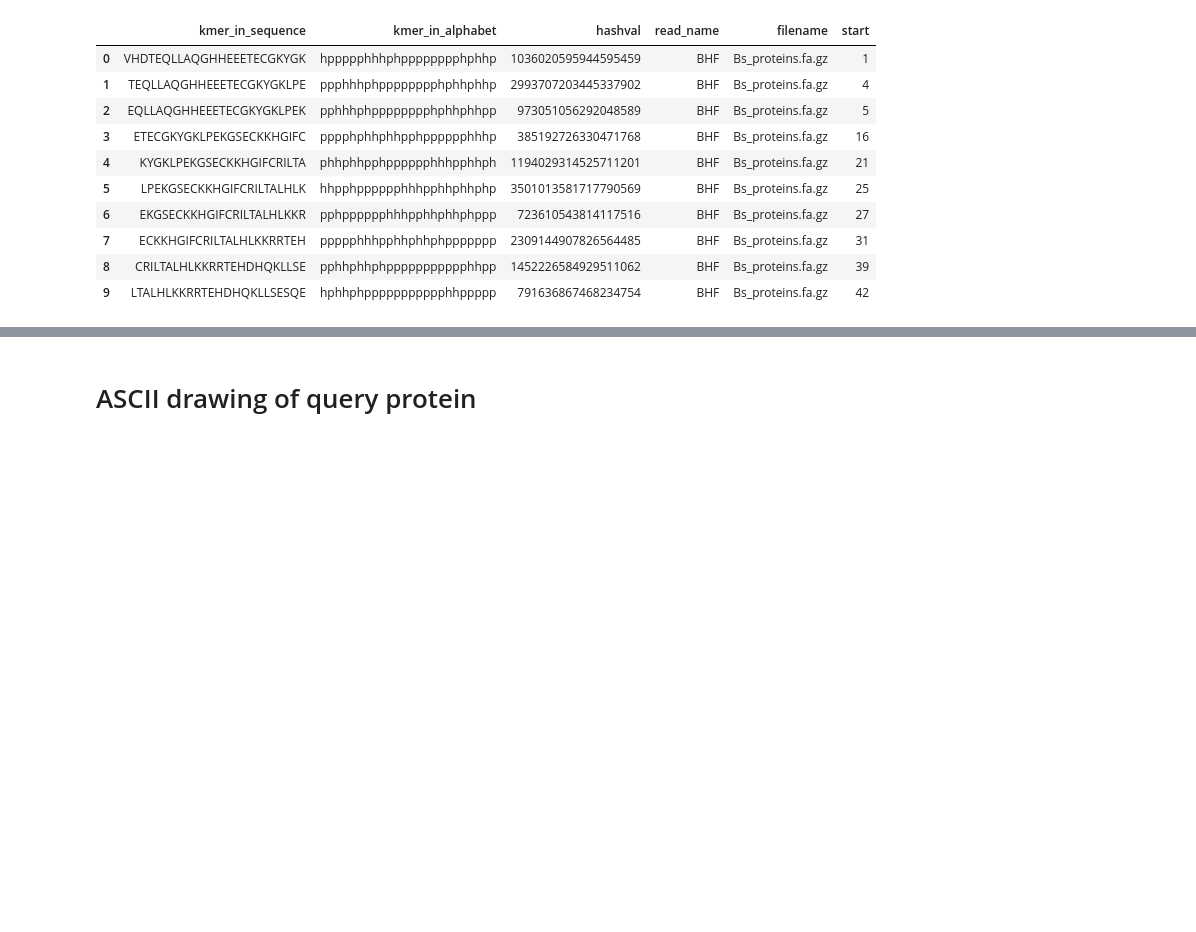
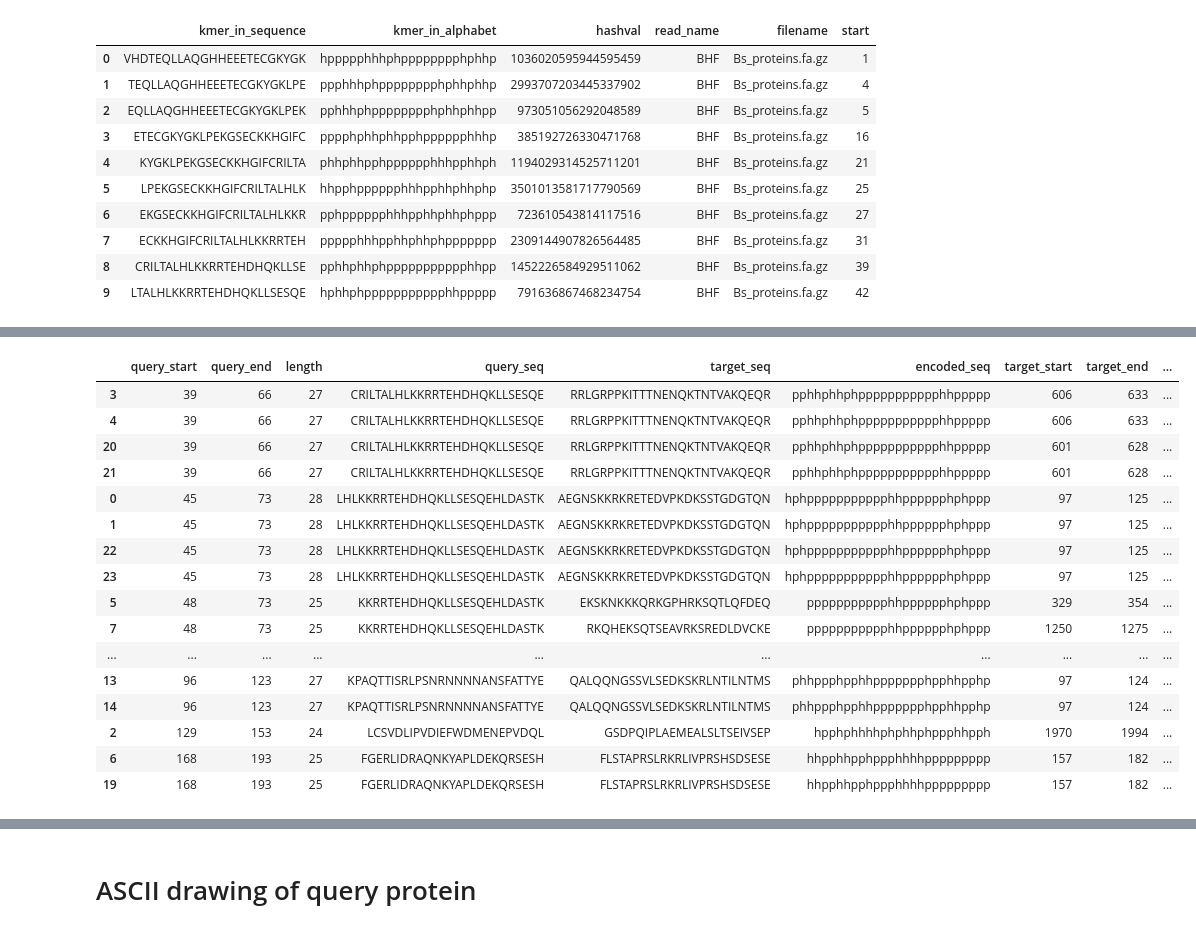
Before and after one commit to olgabot/botryllus-mhc, a Jupyter notebook: notebooks/601_hashes_matching_domains.ipynb, the cells around one changed output, grey strips where cells are left out. Drawn from its saved outputs; the diff is of its cells as text; code cells hidden in the pictures; blank space fills up the shorter version.

```diff
--- a/notebooks/601_hashes_matching_domains.ipynb
+++ b/notebooks/601_hashes_matching_domains.ipynb
@@ -340,0 +332,23 @@ query_matching_kmers
+# %%
+query_matching_kmers = query_matching_kmers.sort_values(
+    ["query_start", "annotation_score"], ascending=[True, False]
+)
+query_matching_kmers
+# %% [output]
+|  | query_start | query_end | length | query_seq | target_seq | encoded_seq | target_start | target_end | ... |
+| 3 | 39 | 66 | 27 | CRILTALHLKKRRTEHDHQKLLSESQE | RRLGRPPKITTTNENQKTNTVAKQEQR | pphhphhphppppppppppphhppppp | 606 | 633 | ... |
+| 4 | 39 | 66 | 27 | CRILTALHLKKRRTEHDHQKLLSESQE | RRLGRPPKITTTNENQKTNTVAKQEQR | pphhphhphppppppppppphhppppp | 606 | 633 | ... |
+| 20 | 39 | 66 | 27 | CRILTALHLKKRRTEHDHQKLLSESQE | RRLGRPPKITTTNENQKTNTVAKQEQR | pphhphhphppppppppppphhppppp | 601 | 628 | ... |
+| 21 | 39 | 66 | 27 | CRILTALHLKKRRTEHDHQKLLSESQE | RRLGRPPKITTTNENQKTNTVAKQEQR | pphhphhphppppppppppphhppppp | 601 | 628 | ... |
+| 0 | 45 | 73 | 28 | LHLKKRRTEHDHQKLLSESQEHLDASTK | AEGNSKKRKRETEDVPKDKSSTGDGTQN | hphppppppppppphhpppppphphppp | 97 | 125 | ... |
+| 1 | 45 | 73 | 28 | LHLKKRRTEHDHQKLLSESQEHLDASTK | AEGNSKKRKRETEDVPKDKSSTGDGTQN | hphppppppppppphhpppppphphppp | 97 | 125 | ... |
+| 22 | 45 | 73 | 28 | LHLKKRRTEHDHQKLLSESQEHLDASTK | AEGNSKKRKRETEDVPKDKSSTGDGTQN | hphppppppppppphhpppppphphppp | 97 | 125 | ... |
+| 23 | 45 | 73 | 28 | LHLKKRRTEHDHQKLLSESQEHLDASTK | AEGNSKKRKRETEDVPKDKSSTGDGTQN | hphppppppppppphhpppppphphppp | 97 | 125 | ... |
+| 5 | 48 | 73 | 25 | KKRRTEHDHQKLLSESQEHLDASTK | EKSKNKKKQRKGPHRKSQTLQFDEQ | ppppppppppphhpppppphphppp | 329 | 354 | ... |
+| 7 | 48 | 73 | 25 | KKRRTEHDHQKLLSESQEHLDASTK | RKQHEKSQTSEAVRKSREDLDVCKE | ppppppppppphhpppppphphppp | 1250 | 1275 | ... |
+| ... | ... | ... | ... | ... | ... | ... | ... | ... | ... |
+| 13 | 96 | 123 | 27 | KPAQTTISRLPSNRNNNNANSFATTYE | QALQQNGSSVLSEDKSKRLNTILNTMS | phhppphpphhppppppphpphhpphp | 97 | 124 | ... |
+| 14 | 96 | 123 | 27 | KPAQTTISRLPSNRNNNNANSFATTYE | QALQQNGSSVLSEDKSKRLNTILNTMS | phhppphpphhppppppphpphhpphp | 97 | 124 | ... |
+| 2 | 129 | 153 | 24 | LCSVDLIPVDIEFWDMENEPVDQL | GSDPQIPLAEMEALSLTSEIVSEP | hpphphhhhphphhphppphhpph | 1970 | 1994 | ... |
+| 6 | 168 | 193 | 25 | FGERLIDRAQNKYAPLDEKQRSESH | FLSTAPRSLRKRLIVPRSHSDSESE | hhpphhpphppphhhhppppppppp | 157 | 182 | ... |
+| 19 | 168 | 193 | 25 | FGERLIDRAQNKYAPLDEKQRSESH | FLSTAPRSLRKRLIVPRSHSDSESE | hhpphhpphppphhhhppppppppp | 157 | 182 | ... |
```
Also changed, not shown: parts of 12 cells of this notebook, 1 other file.
